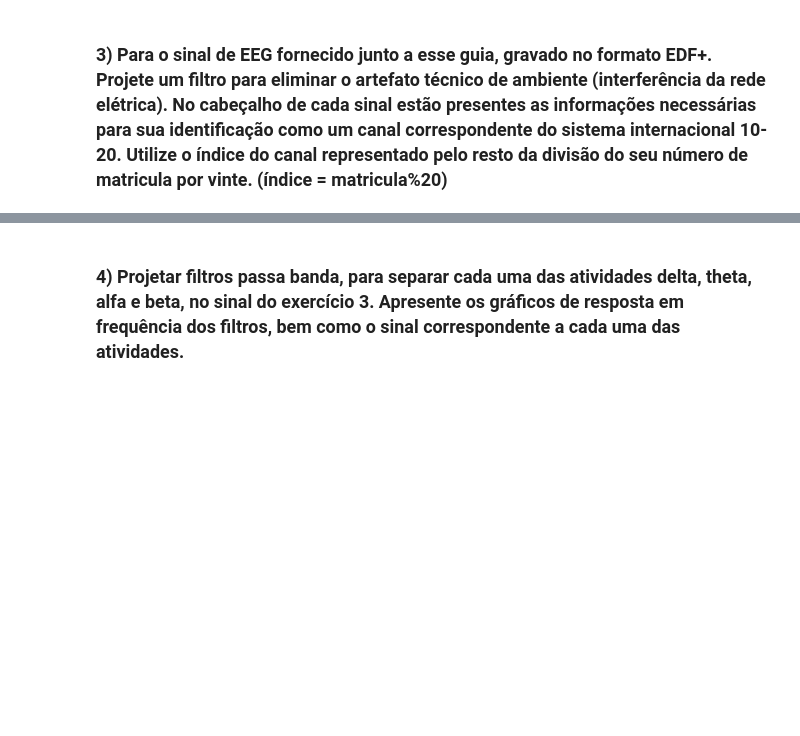
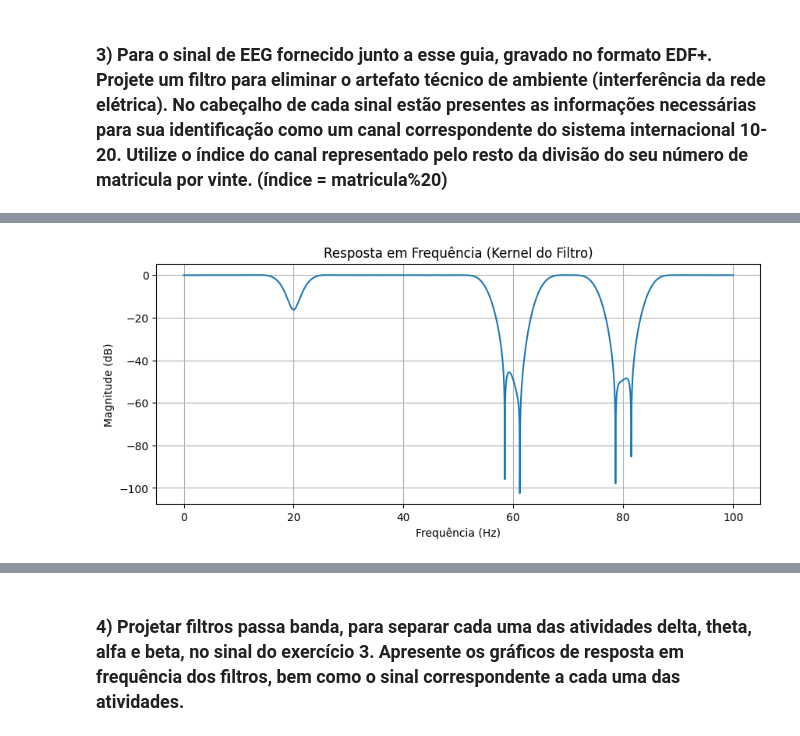
Before and after one commit to brito1212/digital-signal-processing, a Jupyter notebook: 14_fir_filters/14_fir_filters.ipynb, the cells around one changed output, grey strips where cells are left out. Cells and saved outputs as stored; diff of their text form; code cells hidden in the pictures; blank space fills up the shorter version.

```diff
--- a/14_fir_filters/14_fir_filters.ipynb
+++ b/14_fir_filters/14_fir_filters.ipynb
@@ -170,0 +197,15 @@ plot_signal(sinal_filtrado_, t, 1/Ts, limite=2000)
+# %%
+bandas_rejeitadas = [18, 22, 55, 65, 75, 85]
+
+kernel = signal.firwin(101, bandas_rejeitadas, pass_zero='bandstop', window="hamming", fs=fs)
+# %%
+plt.figure(figsize=(10, 4))
+w, H = signal.freqz(kernel, worN=8000, fs=fs)
+plt.plot(w, 20 * np.log10(abs(H)))  # Magnitude em dB
+plt.title("Resposta em Frequência (Kernel do Filtro)")
+plt.ylabel("Magnitude (dB)")
+plt.xlabel("Frequência (Hz)")
+plt.grid()
+# plt.xlim(0, 2000)
+# %% [output]
+[figure, added]
```
Also changed, not shown: parts of 6 cells of this notebook, 2 other files.
